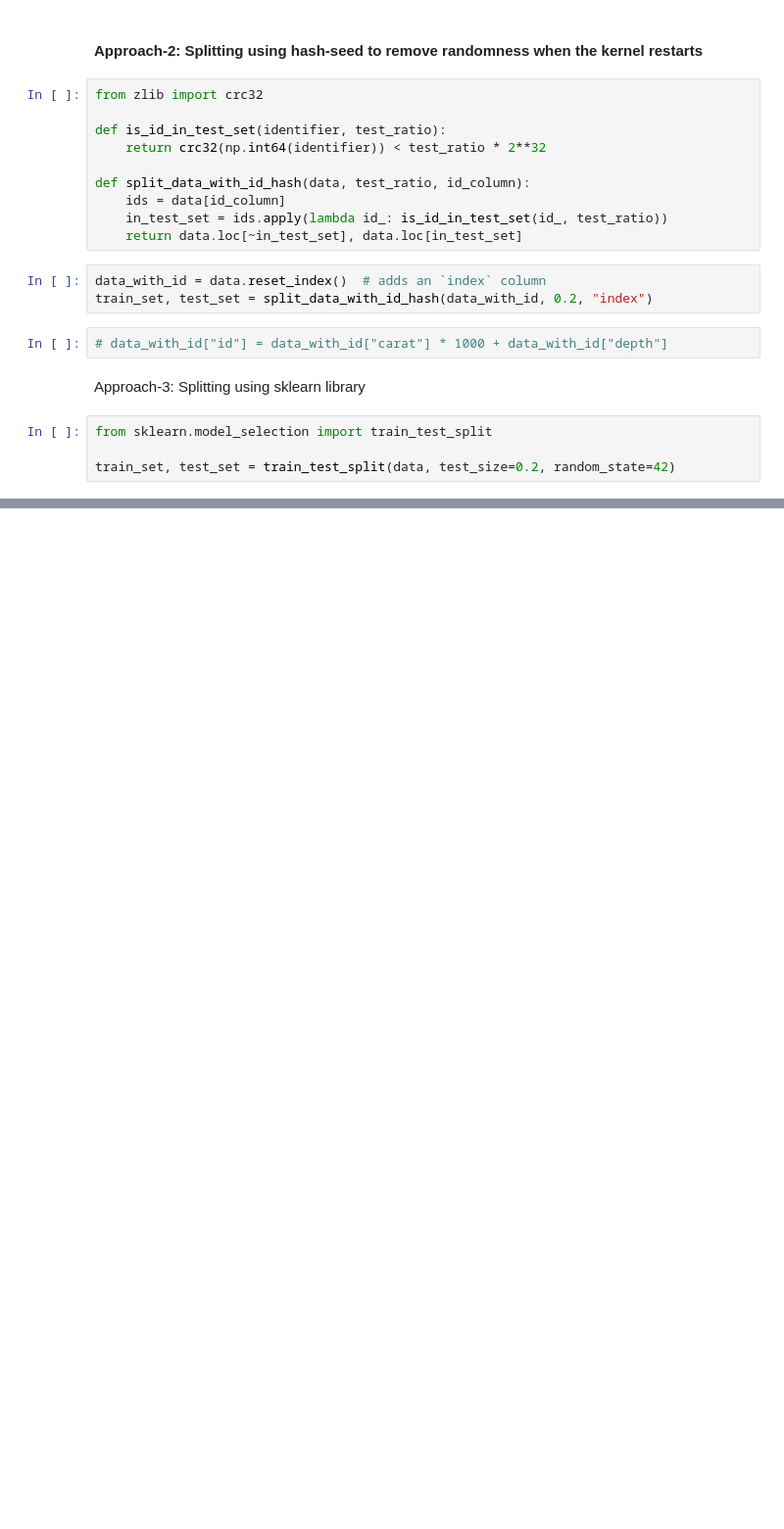
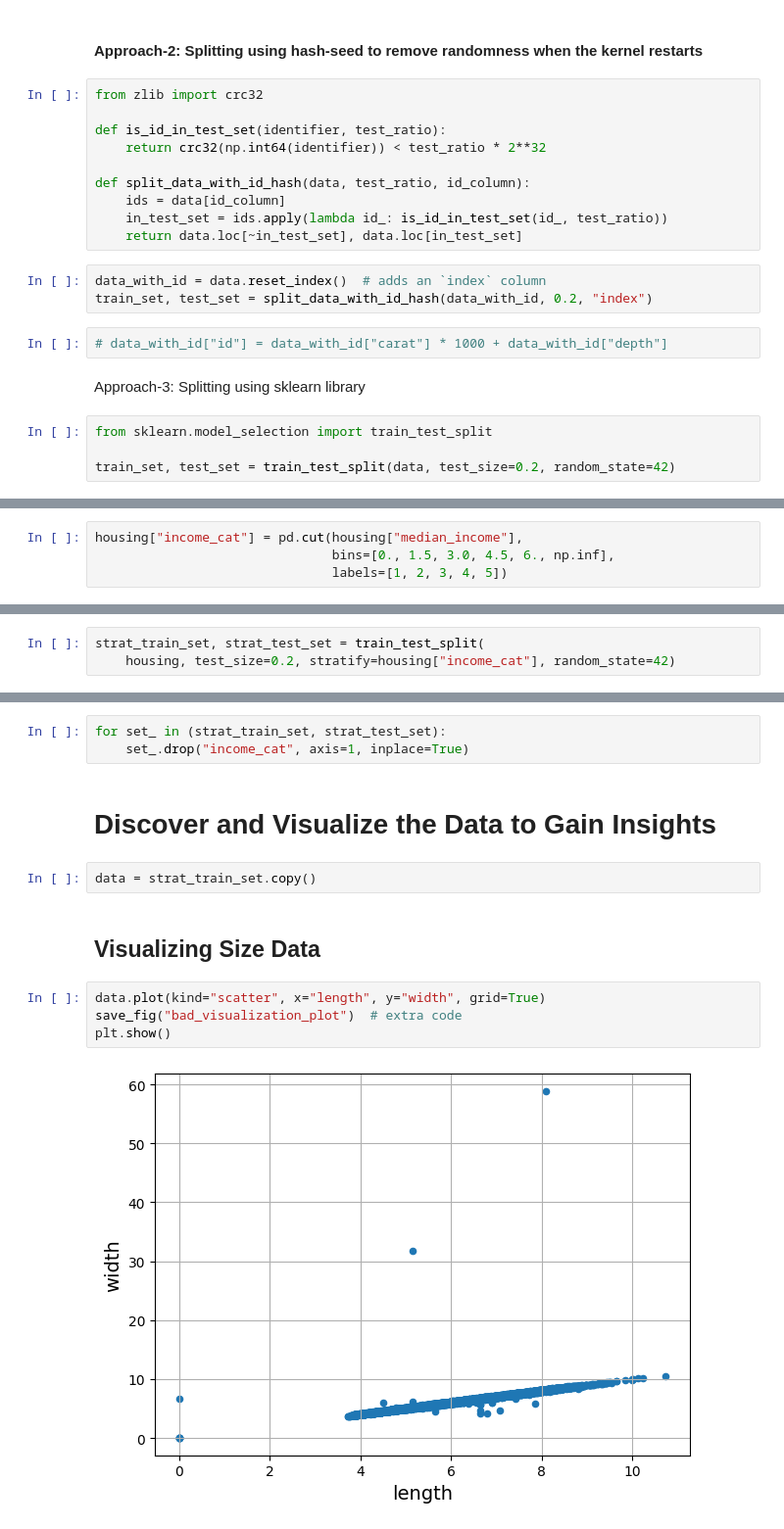
Before and after one commit to Yashsethi24/Regression-diamond-prices, a Jupyter notebook: End_to_End_ML_project.ipynb, the cells around one changed output, grey strips where cells are left out. Shown: that part at 98% size. Cells and saved outputs as stored; diff of their text form; blank space fills up the shorter version.

```diff
--- a/End_to_End_ML_project.ipynb
+++ b/End_to_End_ML_project.ipynb
@@ -226,0 +230,4 @@ train_set, test_set = train_test_split(data, test_size=0.2, random_state=42)
+# %%
+housing["income_cat"] = pd.cut(housing["median_income"],
+                               bins=[0., 1.5, 3.0, 4.5, 6., np.inf],
+                               labels=[1, 2, 3, 4, 5])
@@ -226,0 +251,3 @@ train_set, test_set = train_test_split(data, test_size=0.2, random_state=42)
+# %%
+strat_train_set, strat_test_set = train_test_split(
+    housing, test_size=0.2, stratify=housing["income_cat"], random_state=42)
@@ -226,0 +275,15 @@ train_set, test_set = train_test_split(data, test_size=0.2, random_state=42)
+# %%
+for set_ in (strat_train_set, strat_test_set):
+    set_.drop("income_cat", axis=1, inplace=True)
+# %% [markdown]
+# Discover and Visualize the Data to Gain Insights
+# %%
+data = strat_train_set.copy()
+# %% [markdown]
+## Visualizing Size Data
+# %%
+data.plot(kind="scatter", x="length", y="width", grid=True)
+save_fig("bad_visualization_plot")  # extra code
+plt.show()
+# %% [output]
+[figure, added]
```
Also changed, not shown: parts of 21 cells of this notebook.
